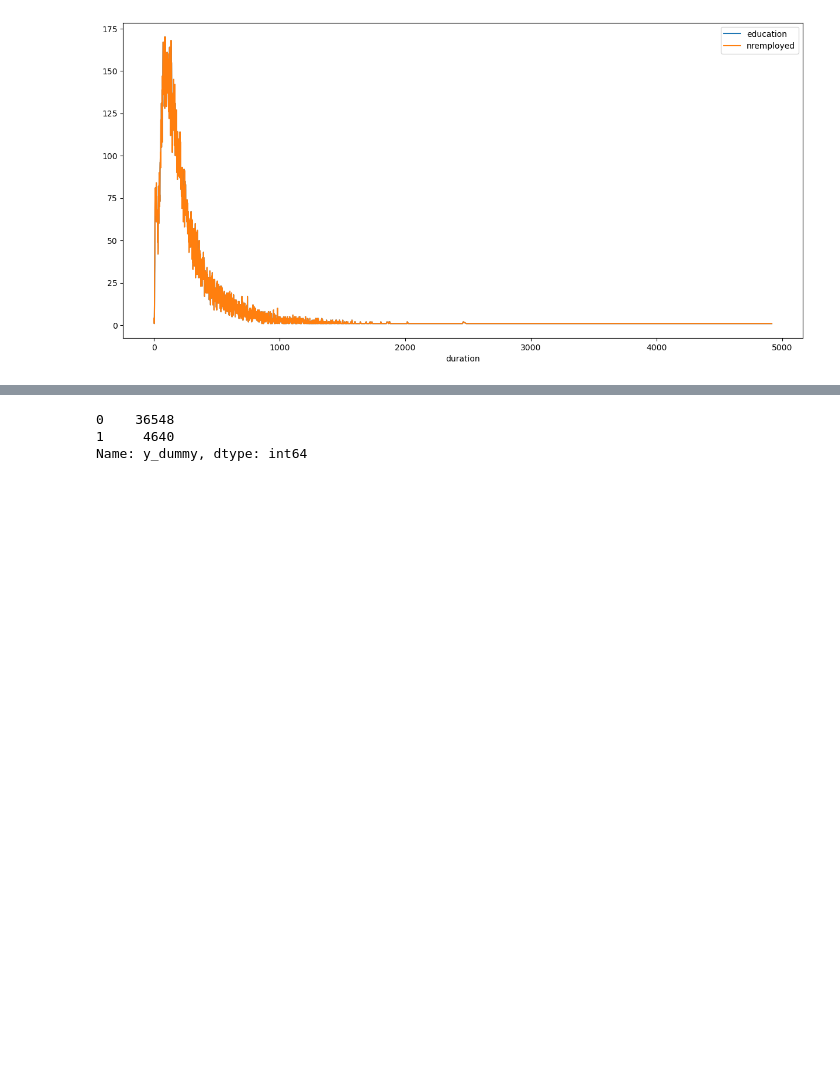
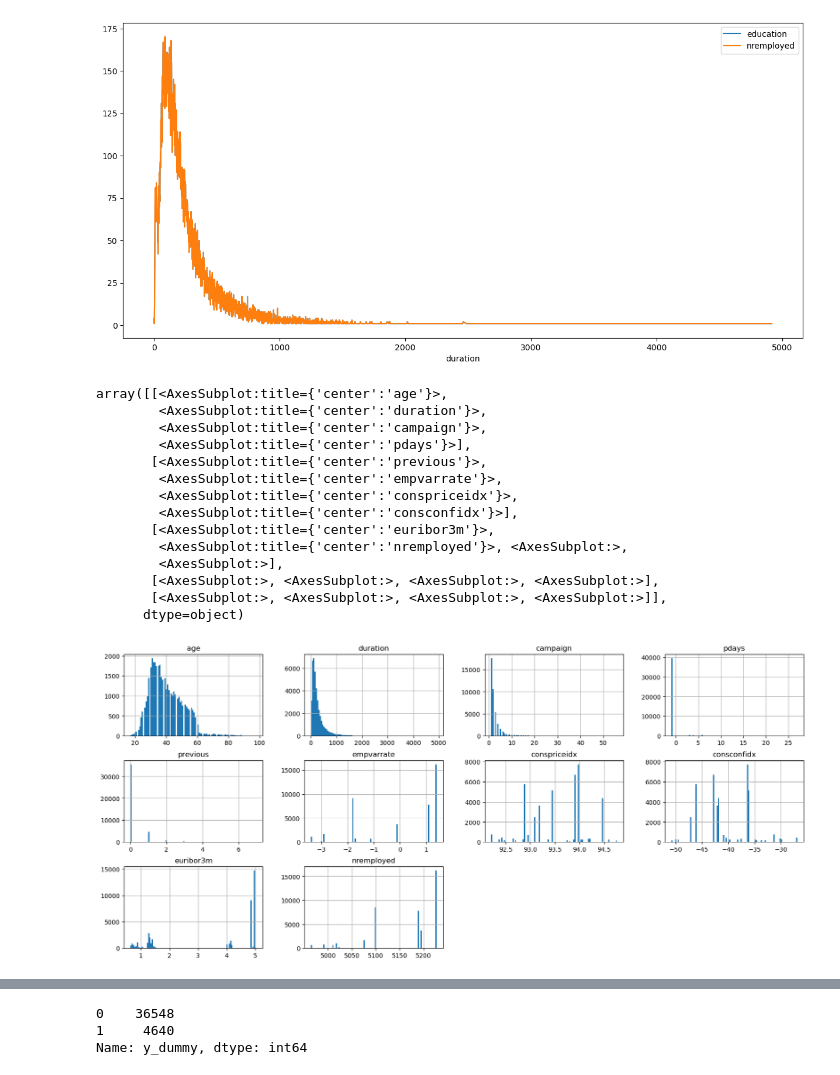
Before and after one commit to Zhanqiu-Guo/Bank_Marketing, a Jupyter notebook: EDA.ipynb, the cells around one changed output, grey strips where cells are left out. Drawn from its saved outputs; the diff is of its cells as text; code cells hidden in the pictures; blank space fills up the shorter version.

```diff
--- a/EDA.ipynb
+++ b/EDA.ipynb
@@ -52,5 +107,23 @@ df_bank.groupby(['duration']).count()[['education','nremployed']].plot(ax=ax)
 # %% [output]
 <AxesSubplot:xlabel='duration'>
 [figure]
+# %%
+df_bank.hist(bins=100, figsize= (20,15),layout=(5,4))
+# %% [output]
+array([[<AxesSubplot:title={'center':'age'}>,
+        <AxesSubplot:title={'center':'duration'}>,
+        <AxesSubplot:title={'center':'campaign'}>,
+        <AxesSubplot:title={'center':'pdays'}>],
+       [<AxesSubplot:title={'center':'previous'}>,
+        <AxesSubplot:title={'center':'empvarrate'}>,
+        <AxesSubplot:title={'center':'conspriceidx'}>,
+        <AxesSubplot:title={'center':'consconfidx'}>],
+       [<AxesSubplot:title={'center':'euribor3m'}>,
+        <AxesSubplot:title={'center':'nremployed'}>, <AxesSubplot:>,
+        <AxesSubplot:>],
+       [<AxesSubplot:>, <AxesSubplot:>, <AxesSubplot:>, <AxesSubplot:>],
+       [<AxesSubplot:>, <AxesSubplot:>, <AxesSubplot:>, <AxesSubplot:>]],
+      dtype=object)
+[figure, added]
 # %%
 # Another way to plot a histogram of duration is shown below
```
Also changed, not shown: parts of 16 cells of this notebook, 1 other file.
